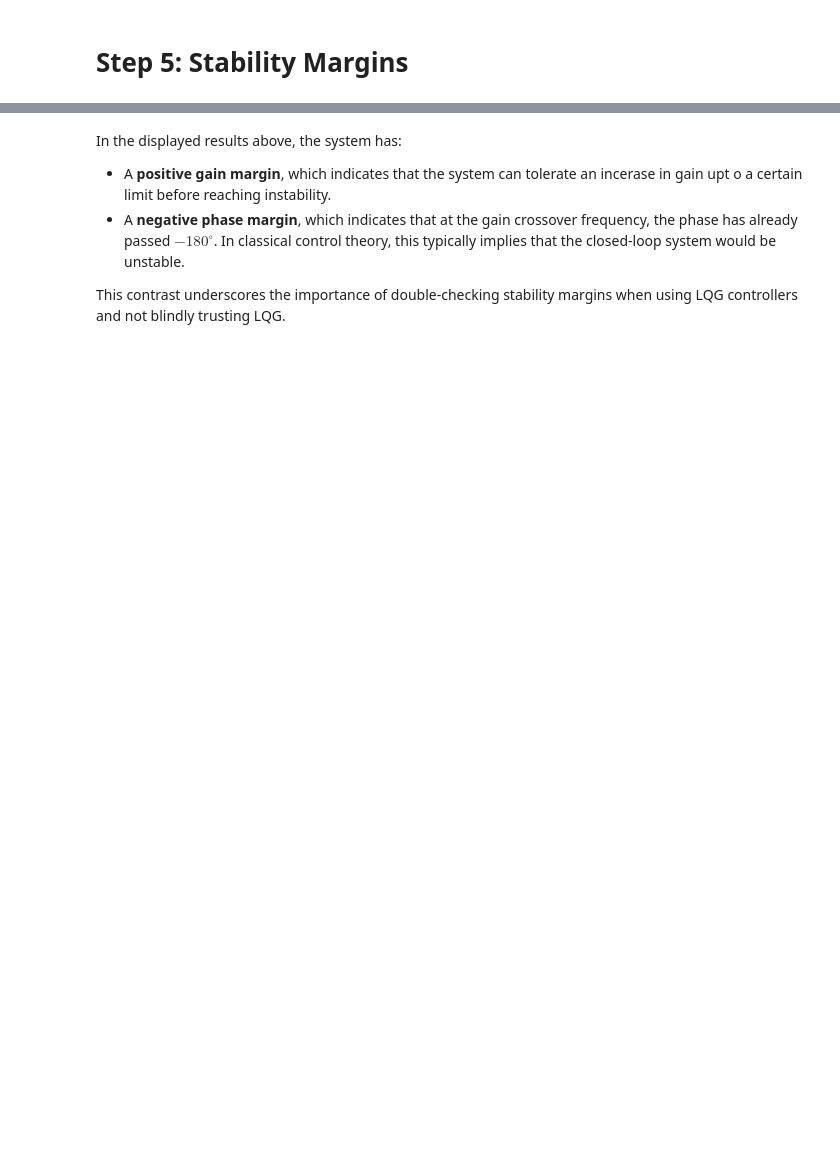
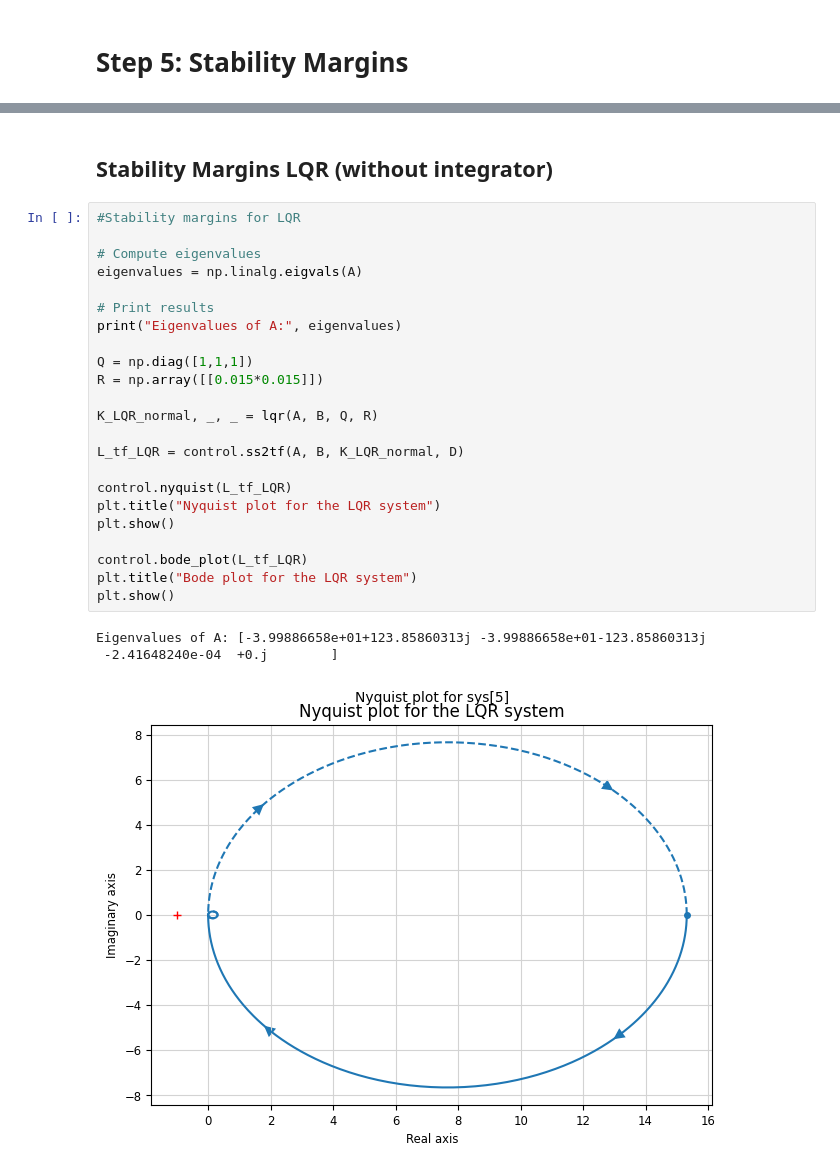
Before and after one commit to idsc-frazzoli/CS2-notebooks, a Jupyter notebook: 2025/ps05/ps05.ipynb, the cells around one changed output, grey strips where cells are left out. Saved outputs shown, nothing was run; the diff lists cells and outputs as text; blank space fills up the shorter version.

Commit message:
Update stability margins

```diff
--- a/2025/ps05/ps05.ipynb
+++ b/2025/ps05/ps05.ipynb
@@ -440,8 +354,29 @@ Phase margin = -106.01 deg at ω = 0.59 rad/s
-# %% [markdown]
-In the displayed results above, the system has:
-
-
-*   A **positive gain margin**, which indicates that the system can tolerate an incerase in gain upt o a certain limit before reaching instability.
-*  A **negative phase margin**, which indicates that at the gain crossover frequency, the phase has already passed $-180^\circ$. In classical control theory, this typically implies that the closed-loop system would be unstable.
-
-This contrast underscores the importance of double-checking stability margins when using LQG controllers and not blindly trusting LQG.
+# %% [markdown]
+## Stability Margins LQR (without integrator)
+# %%
+#Stability margins for LQR
+
+# Compute eigenvalues
+eigenvalues = np.linalg.eigvals(A)
+
+# Print results
+print("Eigenvalues of A:", eigenvalues)
+
+Q = np.diag([1,1,1])
+R = np.array([[0.015*0.015]])
+
+K_LQR_normal, _, _ = lqr(A, B, Q, R)
+
+L_tf_LQR = control.ss2tf(A, B, K_LQR_normal, D)
+
+control.nyquist(L_tf_LQR)
+plt.title("Nyquist plot for the LQR system")
+plt.show()
+
+control.bode_plot(L_tf_LQR)
+plt.title("Bode plot for the LQR system")
+plt.show()
+# %% [output]
+Eigenvalues of A: [-3.99886658e+01+123.85860313j -3.99886658e+01-123.85860313j
+ -2.41648240e-04  +0.j        ]
+[figure, added]
```
Also changed, not shown: parts of 17 cells of this notebook, 1 other file.
